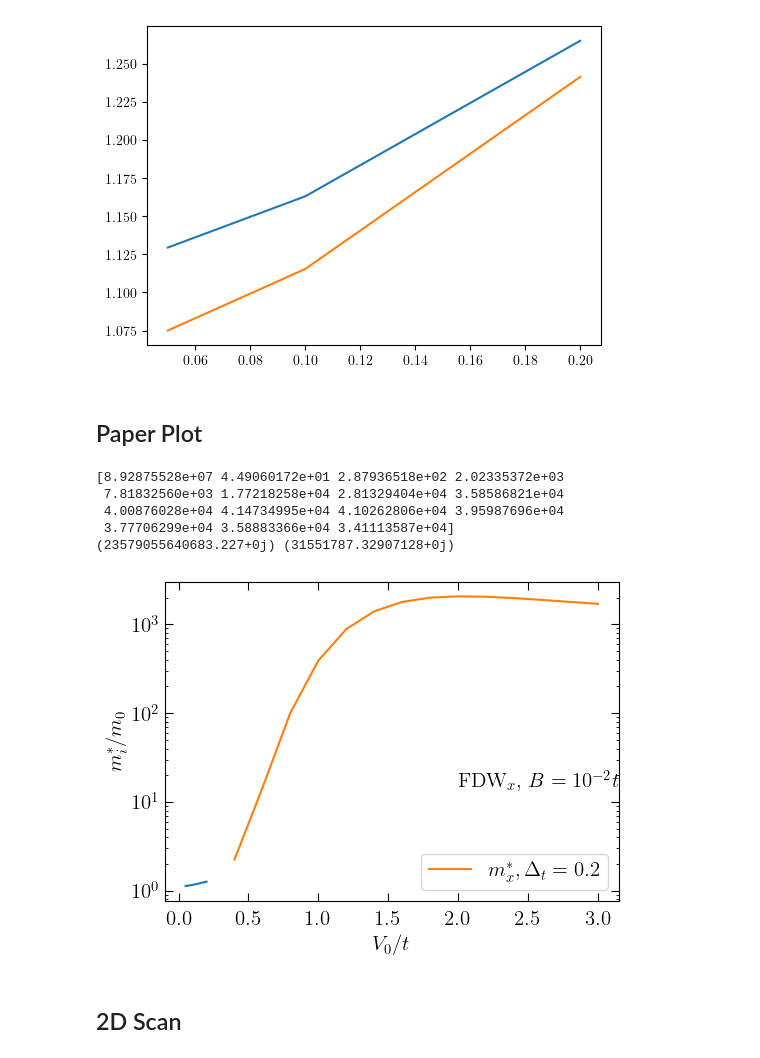
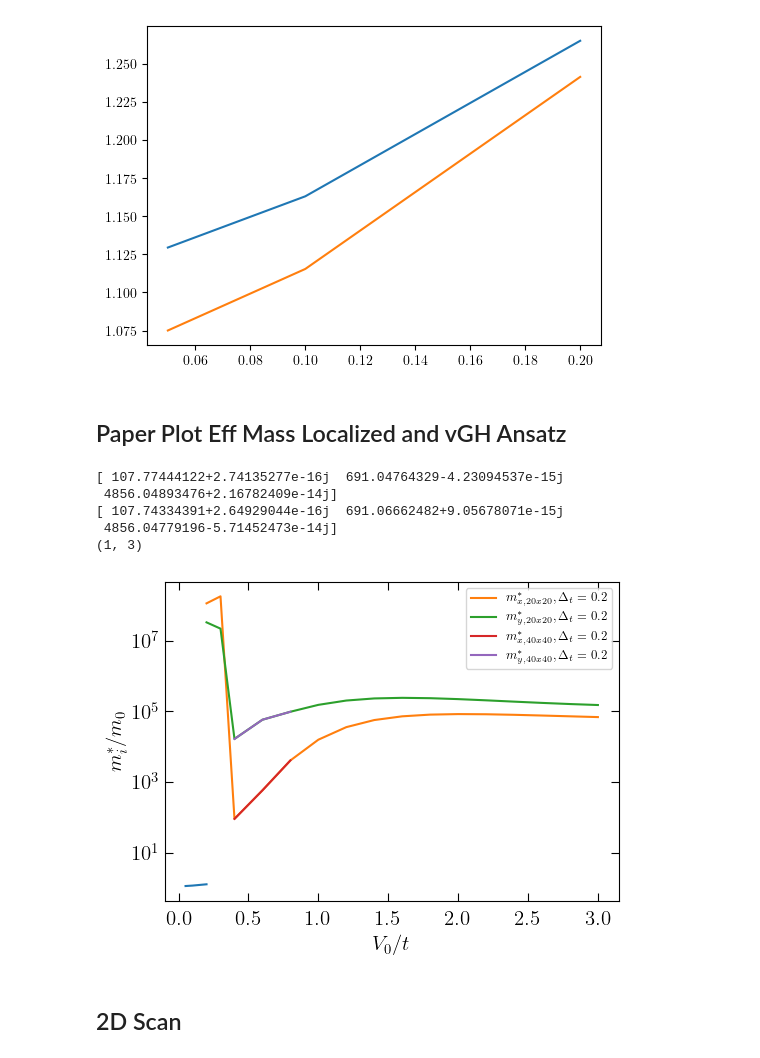
Before and after one commit to Progklui/rotor_lattice_models, a Jupyter notebook: localized_2d_analysis.ipynb, the cells around one changed output. Cells and saved outputs as stored; diff of their text form; code cells hidden in the pictures.

```diff
--- a/localized_2d_analysis.ipynb
+++ b/localized_2d_analysis.ipynb
@@ -1542,3 +1834,16 @@ tx, ty, V_0, E_H, S_psi, m_x, m_y = 1.0 0.0 2.4 (-9.50001387419291+1.60174154115
 tx, ty, V_0, E_H, S_psi, m_x, m_y = 1.0 0.0 2.6 (-10.254561533413032-1.5013017084927384e-18j) (1.0000010524429634+4.513898307157584e-36j) (75204.62502876298-1.3104218075074026e-12j) (inf+nanj)
 tx, ty, V_0, E_H, S_psi, m_x, m_y = 1.0 0.0 2.8 (-11.013577742003234+5.372986064834288e-19j) (1.000000760102817-3.009265538105056e-35j) (88458.05829204172+5.2429979156519944e-14j) (inf+nanj)
 tx, ty, V_0, E_H, S_psi, m_x, m_y = 1.0 0.0 3.0 (-11.77628460385338+2.1816545245659945e-18j) (1.000000602748757+7.346839692639297e-39j) (100889.24696217976+6.916093089371741e-13j) (inf+nanj)
+# %%
+'''
+Get State Properties for a phase diagram scan in the delta_t-V_0 plane
+'''
+V_0_arr_locm_latt = np.array([0.4,0.6,0.8])
+
+Mx_loc_latt = 40
+My_loc_latt = 40
+tx_arr_locm_latt = np.array([0.6])
+ty_arr_locm_latt = np.array([0.4])
+B = 1e-2
+
+mx_loclatt, my_loclatt = get_eff_mass_arr(tx_arr_locm_latt,ty_arr_locm_latt,V_0_arr_locm_latt,Mx_loc_latt,My_loc_latt,B)
@@ -1630,53 +1939,65 @@ vGH: mx, my = [1.12945658-1.13320129e-14j 1.1630526 -8.58977619e-15j
 [<matplotlib.lines.Line2D at 0x...>]
 [figure]
 # %% [markdown]
-## Paper Plot
+## Paper Plot Eff Mass Localized and vGH Ansatz
 # %%
 A = 6
 plt.rc('figure', figsize=[46.82 * .5**(.5 * A), 33.11 * .5**(.5 * A)])
 plt.rc('text', usetex=True)
 plt.rc('font', family='serif')
 font_size = 15
 
 fig, ax = plt.subplots() #[46.82 * .5**(.5 * A), 33.11 * .5**(.5 * A)], subplot_kw={"projection": "3d"})
 #ax.set_aspect("equal")
 
-print(mx[1][3:].real/(2*0.6)/2)
-print(mx[2][0], my[2][0])
+#print(mx[1][3:].real/(2*0.6)/2)
+#print(mx[2][0], my[2][0])
 
 #plt.plot(V_0_arr_m[1:], mx[2][1:].real/mx[2][0].real, label=r'$m_x^*, \Delta_t = 0.2$')
 #plt.plot(V_0_arr_m[1:], my[2][1:].real/mx[2][0].real, label=r'$m_y^*, \Delta_t = 0.2$')
 
 '''Effective Mass vGH'''
 plt.plot(V_0_arrm_vgh, mx_vgh)
 
-'''Effective Mass Localized'''
-plt.plot(V_0_arr_m[4:], mx[1][4:].real/(2*0.6)/40, label=r'$m_x^*, \Delta_t = 0.2$')
-#plt.plot(V_0_arr_m[4:], my[2][4:].real/0.5, label=r'$m_y^*, \Delta_t = 0.2$')
+'''Effective Mass Localized 20x20'''
+idelta_tx_ty = 1
+icutoff_smallV0 = 2
+plt.plot(V_0_arr_m[icutoff_smallV0:], mx[idelta_tx_ty][icutoff_smallV0:].real/(2*0.6), label=r'$m_{x,20x20}^*, \Delta_t = 0.2$')
+plt.plot(V_0_arr_m[icutoff_smallV0:], my[idelta_tx_ty][icutoff_smallV0:].real/(2*0.4), label=r'$m_{y,20x20}^*, \Delta_t = 0.2$')
+
+'''Effective Mass Localized 40x40'''
+idelta_tx_ty = 0
+icutoff_smallV0 = 0
+print(mx[1][4:7])
+print(mx_loclatt[0])
+print(mx_loclatt.shape)
+plt.plot(V_0_arr_locm_latt[icutoff_smallV0:], mx_loclatt[idelta_tx_ty][icutoff_smallV0:].real/(2*0.6), label=r'$m_{x,40x40}^*, \Delta_t = 0.2$')
+plt.plot(V_0_arr_locm_latt[icutoff_smallV0:], my_loclatt[idelta_tx_ty][icutoff_smallV0:].real/(2*0.4), label=r'$m_{y,40x40}^*, \Delta_t = 0.2$')
+
 
 plt.xlabel(r'$V_0/t$', fontsize=font_size)
 plt.ylabel(r'$m_i^*/m_0$', fontsize=font_size)
 
 #plt.xscale('log')
 plt.yscale('log')
 
-ax.annotate(r'FDW$_x$, $B=10^{-2}t$', xy=(2.0, 15), fontsize=font_size, color='black')
+#ax.annotate(r'FDW$_x$, $B=10^{-2}t$', xy=(2.0, 15), fontsize=font_size, color='black')
 #plt.yticks([1e-3,1,2,3],[r'$10^{-3}$',r'1',r'$2$',r'$3$'], fontsize=font_size)
 
 plt.tick_params(axis='x', direction='in', length=6, top=True, pad=7, labelsize=font_size)
 plt.tick_params(axis='y', direction='in', length=6, right=True, labelsize=font_size)
 
 plt.tick_params(which='minor', axis='y', direction='in', right=True)
 
-plt.legend(fontsize=font_size)
+plt.legend(fontsize=0.6*font_size)
 plt.savefig('img_results/eff_mass_loc.svg', bbox_inches='tight')
 # %% [output]
-[8.92875528e+07 4.49060172e+01 2.87936518e+02 2.02335372e+03
- 7.81832560e+03 1.77218258e+04 2.81329404e+04 3.58586821e+04
- 4.00876028e+04 4.14734995e+04 4.10262806e+04 3.95987696e+04
- 3.77706299e+04 3.58883366e+04 3.41113587e+04]
-(23579055640683.227+0j) (31551787.32907128+0j)
+[ 107.77444122+2.74135277e-16j  691.04764329-4.23094537e-15j
+ 4856.04893476+2.16782409e-14j]
+[ 107.74334391+2.64929044e-16j  691.06662482+9.05678071e-15j
+ 4856.04779196-5.71452473e-14j]
+(1, 3)
-[figure, old version]
+[figure, new version]
 # %% [markdown]
 ## 2D Scan
 # %%
```
Also changed, not shown: parts of 16 cells of this notebook, 1 other file.
